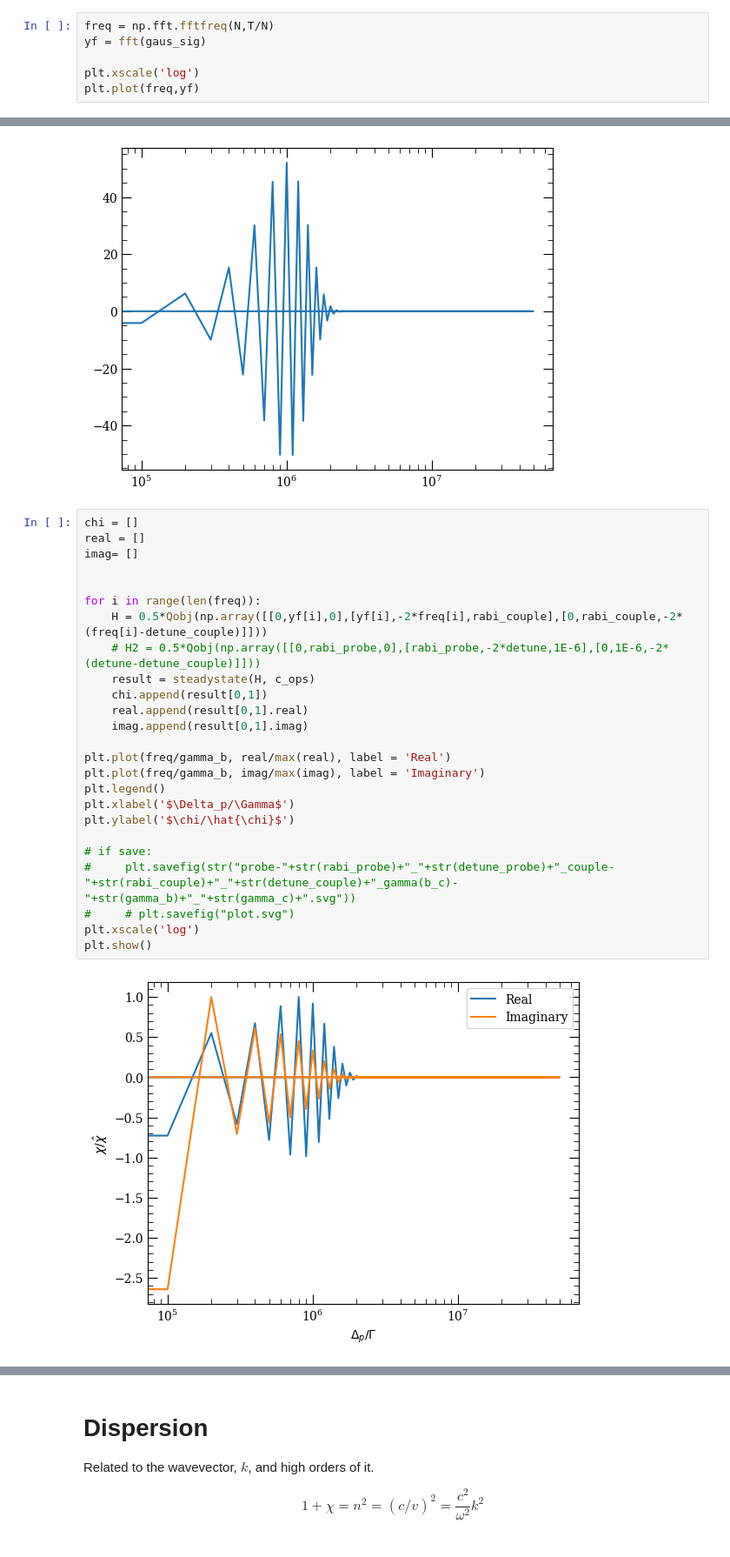
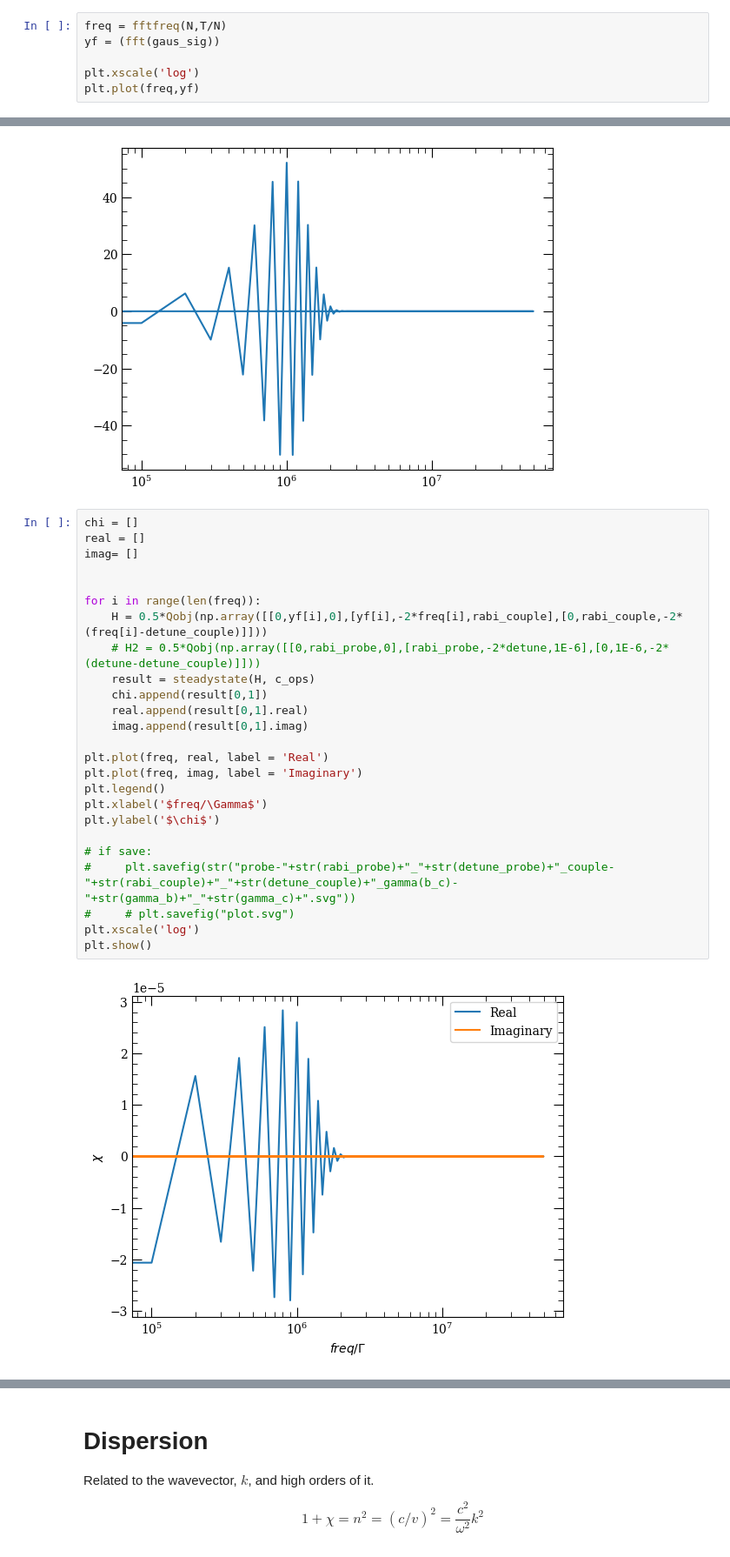
Before and after one commit to asaunders-uob/Rydberg, a Jupyter notebook: PyCode/Pulses of light.ipynb, the cells around one changed output, grey strips where cells are left out. Shown at 87% size. Cells and saved outputs as stored; diff of their text form.

```diff
--- a/PyCode/Pulses of light.ipynb
+++ b/PyCode/Pulses of light.ipynb
@@ -91,8 +91,8 @@ plt.show()
 # %% [output]
 [figure]
 # %%
-freq = np.fft.fftfreq(N,T/N)
-yf = fft(gaus_sig)
+freq = fftfreq(N,T/N)
+yf = (fft(gaus_sig))
 
 plt.xscale('log')
 plt.plot(freq,yf)
@@ -102,27 +102,27 @@ plt.plot(freq,yf)
 # %%
 chi = []
 real = []
 imag= []
 
 
 for i in range(len(freq)):
     H = 0.5*Qobj(np.array([[0,yf[i],0],[yf[i],-2*freq[i],rabi_couple],[0,rabi_couple,-2*(freq[i]-detune_couple)]]))
     # H2 = 0.5*Qobj(np.array([[0,rabi_probe,0],[rabi_probe,-2*detune,1E-6],[0,1E-6,-2*(detune-detune_couple)]]))
     result = steadystate(H, c_ops)
     chi.append(result[0,1])
     real.append(result[0,1].real)
     imag.append(result[0,1].imag)
 
-plt.plot(freq/gamma_b, real/max(real), label = 'Real')
-plt.plot(freq/gamma_b, imag/max(imag), label = 'Imaginary')
+plt.plot(freq, real, label = 'Real')
+plt.plot(freq, imag, label = 'Imaginary')
 plt.legend()
-plt.xlabel('$\Delta_p/\Gamma$')
-plt.ylabel('$\chi/\hat{\chi}$')
+plt.xlabel('$freq/\Gamma$')
+plt.ylabel('$\chi$')
 
 # if save:
 #     plt.savefig(str("probe-"+str(rabi_probe)+"_"+str(detune_probe)+"_couple-"+str(rabi_couple)+"_"+str(detune_couple)+"_gamma(b_c)-"+str(gamma_b)+"_"+str(gamma_c)+".svg"))
 #     # plt.savefig("plot.svg")
 plt.xscale('log')
 plt.show()
 # %% [output]
-[figure, old version]
+[figure, new version]
```
Also changed, not shown: parts of 2 cells of this notebook.
